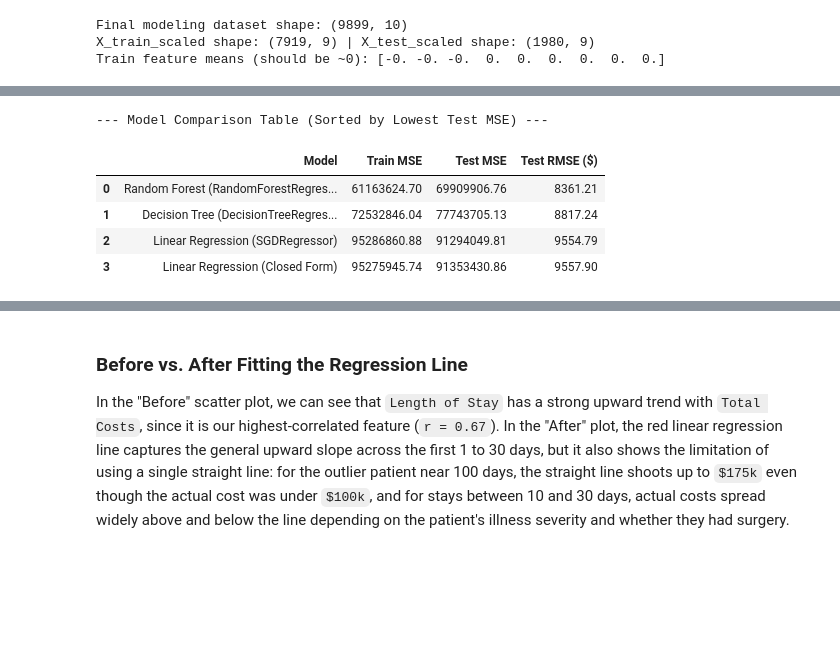
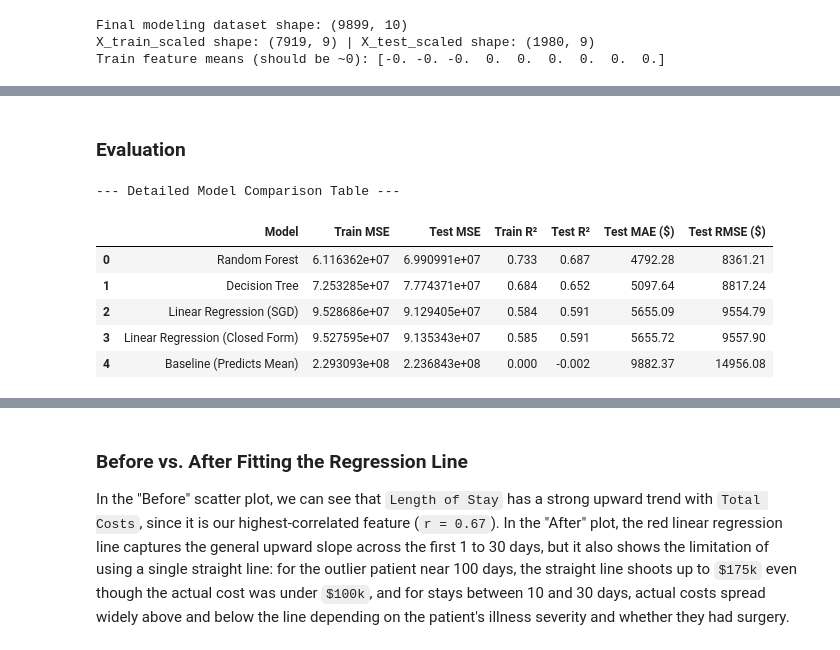
Before and after one commit to bendoujanna/linear_regression_model, a Jupyter notebook: summative/linear_regression/multivariate.ipynb, the cells around one changed output, grey strips where cells are left out. Saved outputs shown, nothing was run; the diff lists cells and outputs as text; code cells hidden in the pictures; blank space fills up the shorter version.

```diff
--- a/summative/linear_regression/multivariate.ipynb
+++ b/summative/linear_regression/multivariate.ipynb
@@ -406,0 +411,2 @@ Selected Best SGD Configuration: {'eta0': 2e-05, 'alpha': 0.01, 'epochs': 80}
+# %% [markdown]
+### Evaluation
@@ -407,49 +419,62 @@ Selected Best SGD Configuration: {'eta0': 2e-05, 'alpha': 0.01, 'epochs': 80}
 # %%
-from sklearn.linear_model import LinearRegression
-from sklearn.tree import DecisionTreeRegressor
-from sklearn.ensemble import RandomForestRegressor
+# 1. Train Baseline, Closed-Form Linear Regression, Decision Tree, and Random Forest
+dummy_model = DummyRegressor(strategy="mean")
+dummy_model.fit(X_train_scaled, y_train)
 
-# 1. Train Closed-Form Linear Regression, Decision Tree, and Random Forest
 lr_model = LinearRegression()
 lr_model.fit(X_train_scaled, y_train)
 
 dt_model = DecisionTreeRegressor(max_depth=7, min_samples_leaf=15, random_state=42)
 dt_model.fit(X_train_scaled, y_train)
 
 rf_model = RandomForestRegressor(
     n_estimators=150, max_depth=10, min_samples_leaf=8, random_state=42, n_jobs=-1
 )
 rf_model.fit(X_train_scaled, y_train)
 
-# 2. Evaluate all four models on Train MSE and Test MSE
+# 2. Evaluate all models on Train/Test MSE, R2, MAE, and RMSE
 models_dict = {
-    "Linear Regression (SGDRegressor)": sgd_model,
+    "Baseline (Predicts Mean)": dummy_model,
+    "Linear Regression (SGD)": sgd_model,
     "Linear Regression (Closed Form)": lr_model,
-    "Decision Tree (DecisionTreeRegressor)": dt_model,
-    "Random Forest (RandomForestRegressor)": rf_model,
+    "Decision Tree": dt_model,
+    "Random Forest": rf_model,
 }
 
 comparison_rows = []
 for name, model in models_dict.items():
-    train_mse = mean_squared_error(y_train, model.predict(X_train_scaled))
-    test_mse = mean_squared_error(y_test, model.predict(X_test_scaled))
+    train_preds = model.predict(X_train_scaled)
+    test_preds = model.predict(X_test_scaled)
+
+    # Calculate metrics
+    train_mse = mean_squared_error(y_train, train_preds)
+    test_mse = mean_squared_error(y_test, test_preds)
+    train_r2 = r2_score(y_train, train_preds)
+    test_r2 = r2_score(y_test, test_preds)
+    test_mae = mean_absolute_error(y_test, test_preds)
+    test_rmse = np.sqrt(test_mse)
+
     comparison_rows.append({
         "Model": name,
         "Train MSE": round(train_mse, 2),
         "Test MSE": round(test_mse, 2),
-        "Test RMSE ($)": round(np.sqrt(test_mse), 2),
+        "Train R²": round(train_r2, 3),
+        "Test R²": round(test_r2, 3),
+        "Test MAE ($)": round(test_mae, 2),
+        "Test RMSE ($)": round(test_rmse, 2),
     })
 
-comparison_df = pd.DataFrame(comparison_rows).sort_values(by="Test MSE").reset_index(drop=True)
-print("--- Model Comparison Table (Sorted by Lowest Test MSE) ---")
+comparison_df = pd.DataFrame(comparison_rows).sort_values(by="Test RMSE ($)").reset_index(drop=True)
+print("--- Detailed Model Comparison Table ---")
 comparison_df
 # %% [output]
---- Model Comparison Table (Sorted by Lowest Test MSE) ---
+--- Detailed Model Comparison Table ---
-|  | Model | Train MSE | Test MSE | Test RMSE ($) |
-| 0 | Random Forest (RandomForestRegres... | 61163624.70 | 69909906.76 | 8361.21 |
-| 1 | Decision Tree (DecisionTreeRegres... | 72532846.04 | 77743705.13 | 8817.24 |
-| 2 | Linear Regression (SGDRegressor) | 95286860.88 | 91294049.81 | 9554.79 |
-| 3 | Linear Regression (Closed Form) | 95275945.74 | 91353430.86 | 9557.90 |
+|  | Model | Train MSE | Test MSE | Train R² | Test R² | Test MAE ($) | Test RMSE ($) |
+| 0 | Random Forest | 6.116362e+07 | 6.990991e+07 | 0.733 | 0.687 | 4792.28 | 8361.21 |
+| 1 | Decision Tree | 7.253285e+07 | 7.774371e+07 | 0.684 | 0.652 | 5097.64 | 8817.24 |
+| 2 | Linear Regression (SGD) | 9.528686e+07 | 9.129405e+07 | 0.584 | 0.591 | 5655.09 | 9554.79 |
+| 3 | Linear Regression (Closed Form) | 9.527595e+07 | 9.135343e+07 | 0.585 | 0.591 | 5655.72 | 9557.90 |
+| 4 | Baseline (Predicts Mean) | 2.293093e+08 | 2.236843e+08 | 0.000 | -0.002 | 9882.37 | 14956.08 |
 # %% [markdown]
 ### Model Comparison & Best Model Selection
 
```
Also changed, not shown: parts of 17 cells of this notebook.
